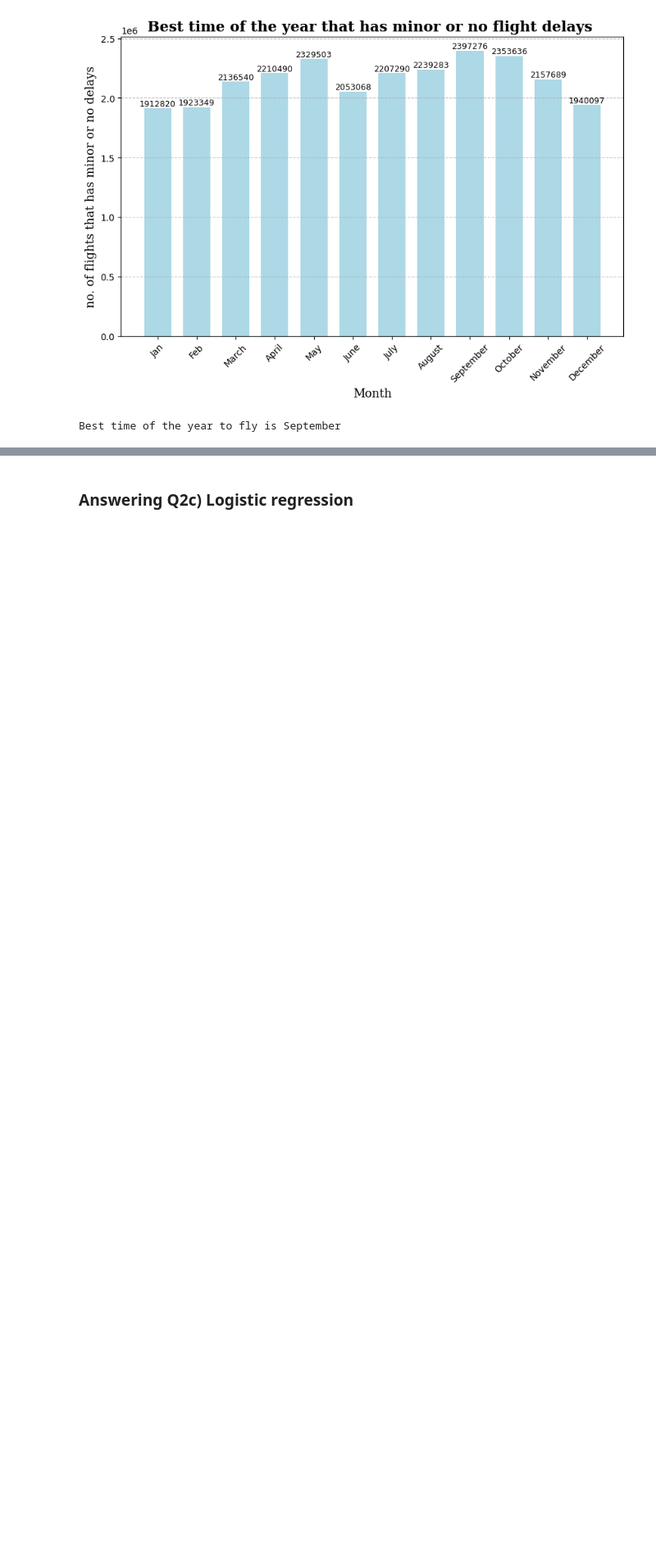
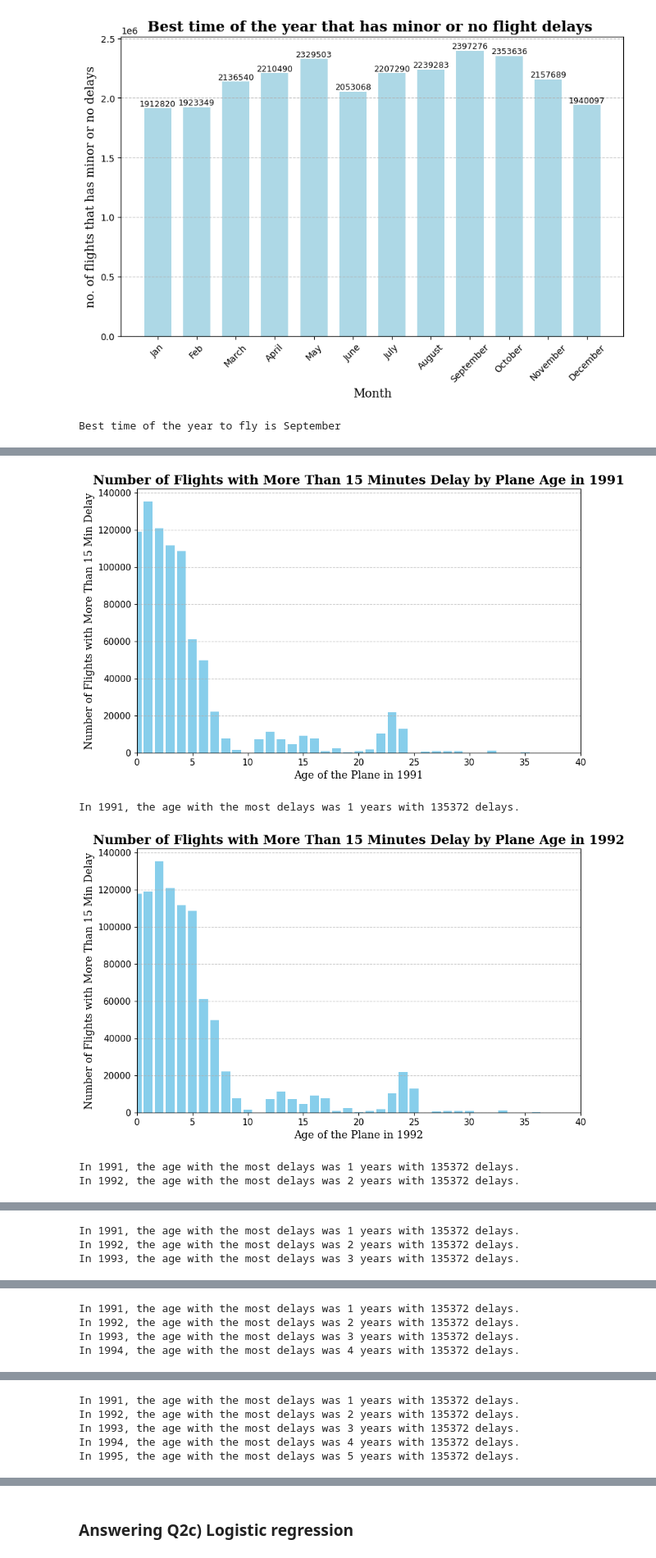
Before and after one commit to ChrisP2000/st2195_GardedAssignment2, a Jupyter notebook: Graded Assignment 2 .ipynb, the cells around one changed output, grey strips where cells are left out. Shown at 82% size. Saved outputs shown, nothing was run; the diff lists cells and outputs as text; code cells hidden in the pictures; blank space fills up the shorter version.

```diff
--- a/Graded Assignment 2 .ipynb
+++ b/Graded Assignment 2 .ipynb
@@ -839,0 +874,63 @@ plt.show()
+# %%
+# Dictionary to store the age with the most delayed flights for each year
+max_delay_age_by_year = {}
+
+
+for year in range(1991, 2000):  # Looping from 1991 to 1999
+    query = f'''
+        SELECT CAST(planeData.year AS INTEGER) AS year
+        FROM planeData
+        JOIN ontime ON planeData.TailNum = ontime.TailNum
+        WHERE CAST(ontime.ArrDelay AS INTEGER) > 15 AND CAST(ontime.DepDelay AS INTEGER) > 15
+        AND planeData.year IS NOT NULL
+        AND CAST(ontime.Year AS INTEGER) >= {year}
+    '''
+    dateOfPlane = c.execute(query).fetchall()
+
+    # Check if data was fetched
+    if not dateOfPlane:
+        print(f"No data fetched for {year}.")
+        continue
+
+    # Create a DataFrame for the fetched data
+    column_name = ["Year"]
+    datesOfPlaneDp = pd.DataFrame(dateOfPlane, columns=column_name)
+
+    # Convert 'Year' column to integers and subtract from the specific year to get the age of the plane in that year
+    datesOfPlaneDp[f'Age in {year}'] = datesOfPlaneDp['Year'].apply(lambda x: year - int(x) if isinstance(x, (int, str)) and str(x).isdigit() else x)
+
+    # Group by the new 'Age in {year}' column and count the occurrences
+    age_counts = datesOfPlaneDp[f'Age in {year}'].value_counts().sort_index()
+
+    if not age_counts.empty:
+        max_age = age_counts.idxmax()  # Finds the age with the maximum count
+        max_delay_age_by_year[year] = {'Age': max_age, 'Delays': age_counts[max_age]}
+
+    # Plot the graph for the specific year
+    plt.figure(figsize=(10, 6))
+    plt.bar(age_counts.index, age_counts.values, color='skyblue')
+
+
+    # Adjust the size of the numbers on the axes
+    plt.xticks( fontsize=11)
+    plt.yticks(fontsize=11)
+
+    # Set title and labels
+    plt.title(f'Number of Flights with More Than 15 Minutes Delay by Plane Age in {year}', fontdict={'fontsize': 16, 'fontweight': 'bold', 'family': 'serif'})
+    plt.xlabel(f'Age of the Plane in {year}', fontdict={'fontsize': 13, 'family': 'serif'})
+    plt.ylabel(f'Number of Flights with More Than 15 Min Delay', fontdict={'fontsize': 13, 'family': 'serif'})
+
+    # Add grid
+    plt.grid(axis='y', linestyle='--', alpha=0.7)
+    plt.xlim(0, 40)
+    # Show plot
+    plt.show()
+
+    for year, data in max_delay_age_by_year.items():
+        print(f"In {year}, the age with the most delays was {data['Age']} years with {data['Delays']} delays.")
+# %% [output]
+[figure, added]
+In 1991, the age with the most delays was 1 years with 135372 delays.
+[figure, added]
+In 1991, the age with the most delays was 1 years with 135372 delays.
+In 1992, the age with the most delays was 2 years with 135372 delays.
@@ -839,0 +938,3 @@ plt.show()
+In 1991, the age with the most delays was 1 years with 135372 delays.
+In 1992, the age with the most delays was 2 years with 135372 delays.
+In 1993, the age with the most delays was 3 years with 135372 delays.
@@ -839,0 +942,4 @@ plt.show()
+In 1991, the age with the most delays was 1 years with 135372 delays.
+In 1992, the age with the most delays was 2 years with 135372 delays.
+In 1993, the age with the most delays was 3 years with 135372 delays.
+In 1994, the age with the most delays was 4 years with 135372 delays.
@@ -839,0 +947,5 @@ plt.show()
+In 1991, the age with the most delays was 1 years with 135372 delays.
+In 1992, the age with the most delays was 2 years with 135372 delays.
+In 1993, the age with the most delays was 3 years with 135372 delays.
+In 1994, the age with the most delays was 4 years with 135372 delays.
+In 1995, the age with the most delays was 5 years with 135372 delays.
```
Also changed, not shown: parts of 23 cells of this notebook.
